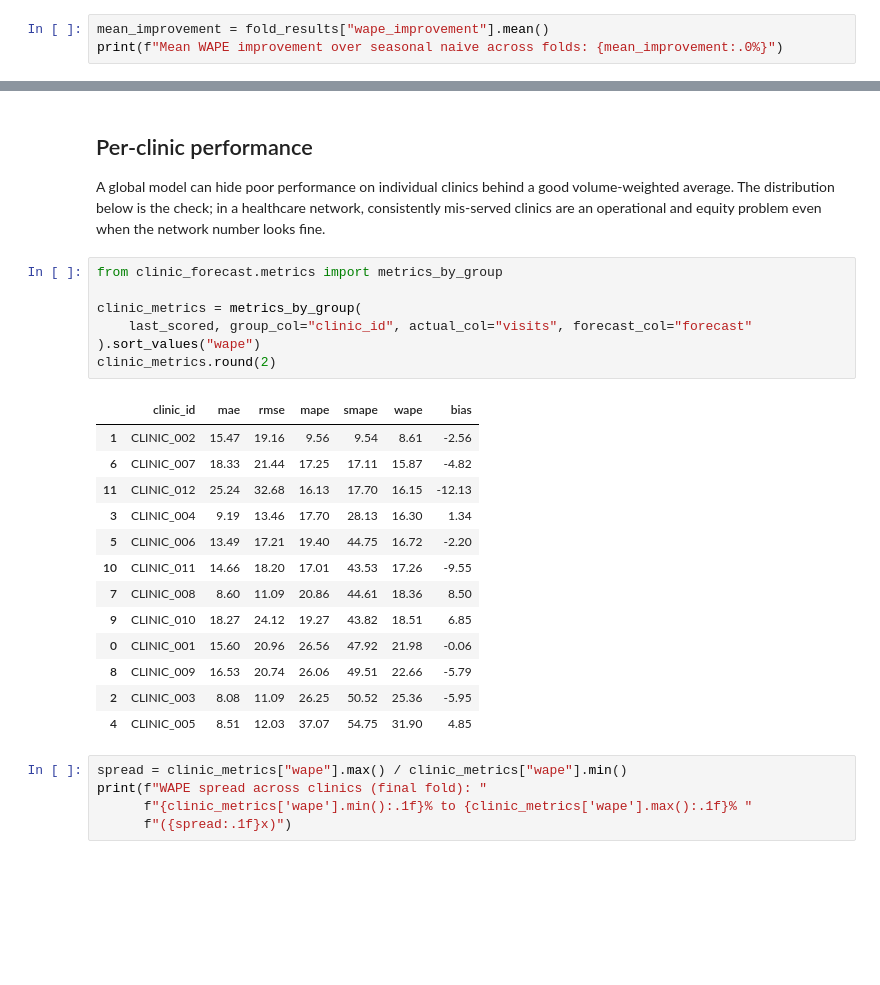
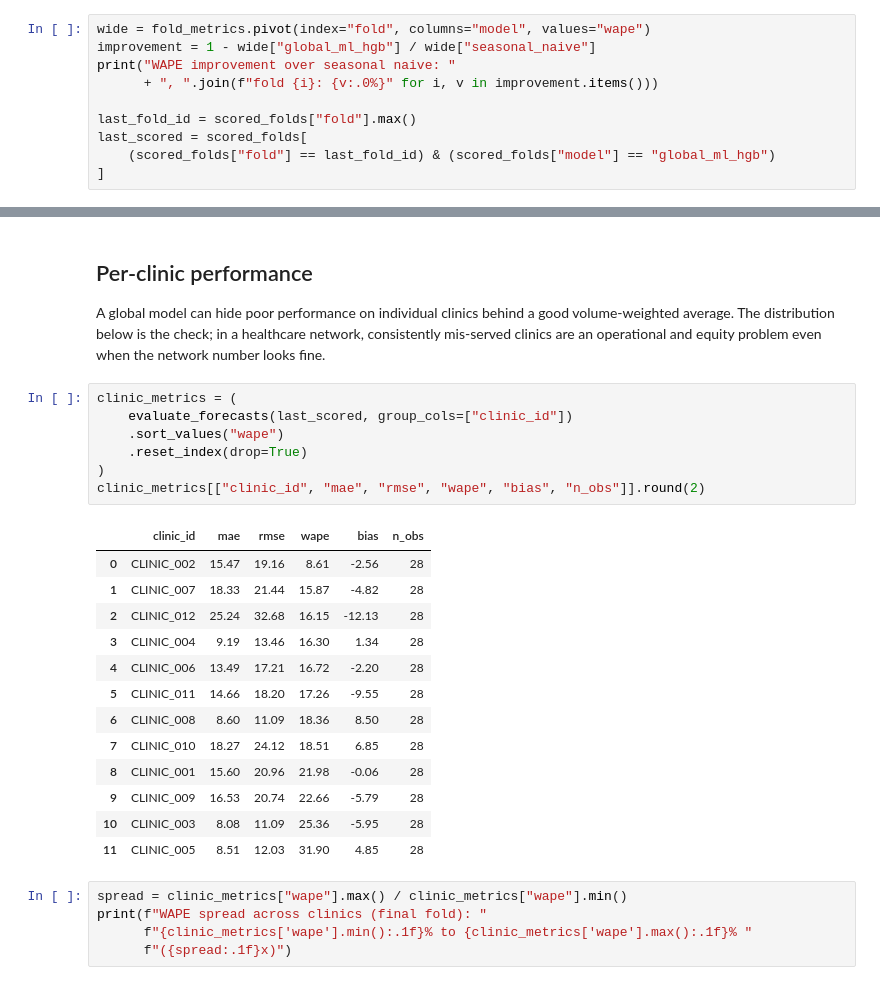
Before and after one commit to DiogoRibeiro7/clinic-forecasting-platform, a Jupyter notebook: notebooks/04_global_ml_forecaster_xgboost_style.ipynb, the cells around one changed output, grey strips where cells are left out. Drawn from its saved outputs; the diff is of its cells as text; blank space fills up the shorter version.

```diff
--- a/notebooks/04_global_ml_forecaster_xgboost_style.ipynb
+++ b/notebooks/04_global_ml_forecaster_xgboost_style.ipynb
@@ -117,4 +117,11 @@ fold_results.round(3)
 # %%
-mean_improvement = fold_results["wape_improvement"].mean()
-print(f"Mean WAPE improvement over seasonal naive across folds: {mean_improvement:.0%}")
+wide = fold_metrics.pivot(index="fold", columns="model", values="wape")
+improvement = 1 - wide["global_ml_hgb"] / wide["seasonal_naive"]
+print("WAPE improvement over seasonal naive: "
+      + ", ".join(f"fold {i}: {v:.0%}" for i, v in improvement.items()))
+
+last_fold_id = scored_folds["fold"].max()
+last_scored = scored_folds[
+    (scored_folds["fold"] == last_fold_id) & (scored_folds["model"] == "global_ml_hgb")
+]
 # %% [output]
@@ -139,26 +146,26 @@ volume-weighted average. The distribution below is the check; in a healthcare
 network, consistently mis-served clinics are an operational and equity
 problem even when the network number looks fine.
 # %%
-from clinic_forecast.metrics import metrics_by_group
-
-clinic_metrics = metrics_by_group(
-    last_scored, group_col="clinic_id", actual_col="visits", forecast_col="forecast"
-).sort_values("wape")
-clinic_metrics.round(2)
+clinic_metrics = (
+    evaluate_forecasts(last_scored, group_cols=["clinic_id"])
+    .sort_values("wape")
+    .reset_index(drop=True)
+)
+clinic_metrics[["clinic_id", "mae", "rmse", "wape", "bias", "n_obs"]].round(2)
 # %% [output]
-|  | clinic_id | mae | rmse | mape | smape | wape | bias |
-| 1 | CLINIC_002 | 15.47 | 19.16 | 9.56 | 9.54 | 8.61 | -2.56 |
-| 6 | CLINIC_007 | 18.33 | 21.44 | 17.25 | 17.11 | 15.87 | -4.82 |
-| 11 | CLINIC_012 | 25.24 | 32.68 | 16.13 | 17.70 | 16.15 | -12.13 |
-| 3 | CLINIC_004 | 9.19 | 13.46 | 17.70 | 28.13 | 16.30 | 1.34 |
-| 5 | CLINIC_006 | 13.49 | 17.21 | 19.40 | 44.75 | 16.72 | -2.20 |
-| 10 | CLINIC_011 | 14.66 | 18.20 | 17.01 | 43.53 | 17.26 | -9.55 |
-| 7 | CLINIC_008 | 8.60 | 11.09 | 20.86 | 44.61 | 18.36 | 8.50 |
-| 9 | CLINIC_010 | 18.27 | 24.12 | 19.27 | 43.82 | 18.51 | 6.85 |
-| 0 | CLINIC_001 | 15.60 | 20.96 | 26.56 | 47.92 | 21.98 | -0.06 |
-| 8 | CLINIC_009 | 16.53 | 20.74 | 26.06 | 49.51 | 22.66 | -5.79 |
-| 2 | CLINIC_003 | 8.08 | 11.09 | 26.25 | 50.52 | 25.36 | -5.95 |
-| 4 | CLINIC_005 | 8.51 | 12.03 | 37.07 | 54.75 | 31.90 | 4.85 |
+|  | clinic_id | mae | rmse | wape | bias | n_obs |
+| 0 | CLINIC_002 | 15.47 | 19.16 | 8.61 | -2.56 | 28 |
+| 1 | CLINIC_007 | 18.33 | 21.44 | 15.87 | -4.82 | 28 |
+| 2 | CLINIC_012 | 25.24 | 32.68 | 16.15 | -12.13 | 28 |
+| 3 | CLINIC_004 | 9.19 | 13.46 | 16.30 | 1.34 | 28 |
+| 4 | CLINIC_006 | 13.49 | 17.21 | 16.72 | -2.20 | 28 |
+| 5 | CLINIC_011 | 14.66 | 18.20 | 17.26 | -9.55 | 28 |
+| 6 | CLINIC_008 | 8.60 | 11.09 | 18.36 | 8.50 | 28 |
+| 7 | CLINIC_010 | 18.27 | 24.12 | 18.51 | 6.85 | 28 |
+| 8 | CLINIC_001 | 15.60 | 20.96 | 21.98 | -0.06 | 28 |
+| 9 | CLINIC_009 | 16.53 | 20.74 | 22.66 | -5.79 | 28 |
+| 10 | CLINIC_003 | 8.08 | 11.09 | 25.36 | -5.95 | 28 |
+| 11 | CLINIC_005 | 8.51 | 12.03 | 31.90 | 4.85 | 28 |
 # %%
 spread = clinic_metrics["wape"].max() / clinic_metrics["wape"].min()
 print(f"WAPE spread across clinics (final fold): "
```
Also changed, not shown: parts of 2 cells of this notebook, 4 other files.
